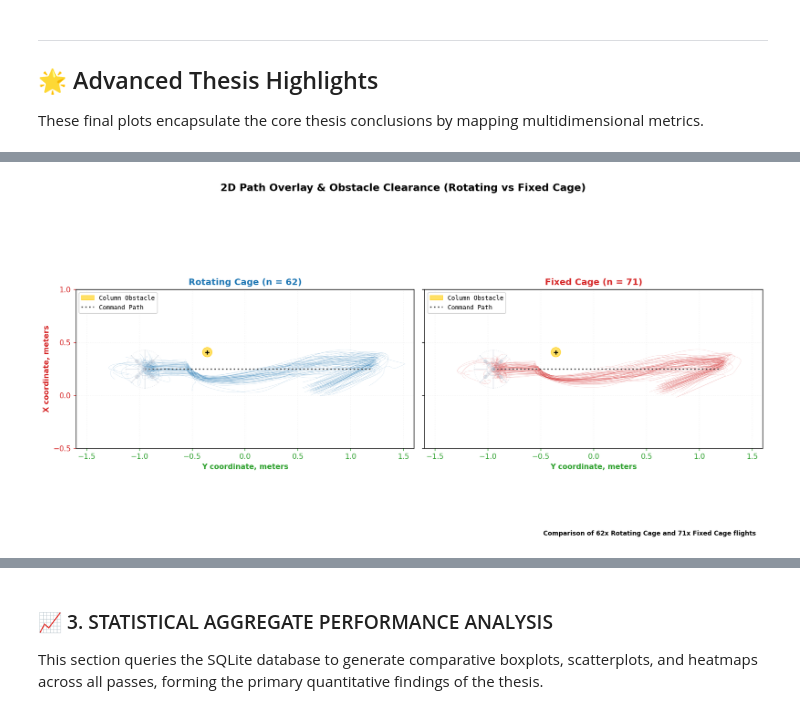
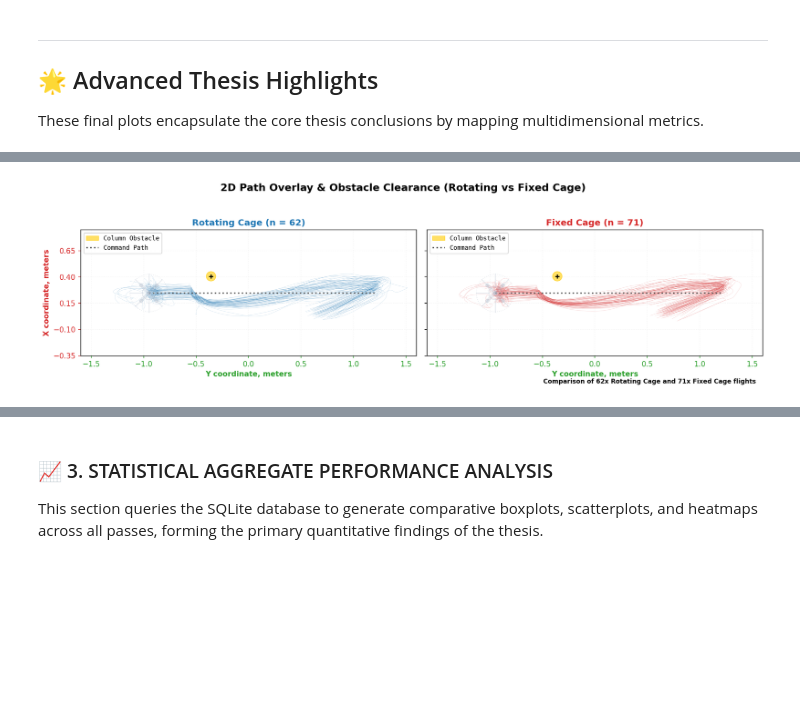
Before and after one commit to Dorten8/MasterThesisDrone, a Jupyter notebook: dev_logs/analysis/experiments_analysis_summary.ipynb, the cells around one changed output, grey strips where cells are left out. Saved outputs shown, nothing was run; the diff lists cells and outputs as text; code cells hidden in the pictures; blank space fills up the shorter version.

```diff
--- a/dev_logs/analysis/experiments_analysis_summary.ipynb
+++ b/dev_logs/analysis/experiments_analysis_summary.ipynb
@@ -1654,7 +1495,8 @@ with open(cache_path, 'rb') as f:
 flights_rot = [f for f in cache_flights if f['condition'] == 'Rotating Cage']
 flights_fix = [f for f in cache_flights if f['condition'] == 'Fixed Cage']
 
-fig, (ax1, ax2) = plt.subplots(1, 2, figsize=(14, 7), sharey=True, dpi=150)
+# Use tighter figure height to cut vertical empty space
+fig, (ax1, ax2) = plt.subplots(1, 2, figsize=(14, 4), sharey=True, dpi=150)
 
 # Obstacle definition
 column_x, column_y = 0.408, 0.358
@@ -1688,40 +1530,40 @@ for ax, flights_list, name, color in [(ax1, flights_rot, 'Rotating Cage', '#1F77
     ax.plot(rot_wps_x, rot_wps_y, color='#444444', linestyle=':', linewidth=2, zorder=5, label='Command Path')
     draw_vector_drone(ax, rot_wps_x[0], rot_wps_y[0], 0.179, rotation_deg=0, color_mode='gray')
 
-    # Limits and ticks from SSoT
+    # Limits and ticks from SSoT — tightened y-limits to cut empty space
     ax.set_aspect('equal', adjustable='box')
     ax.set_xlim(-1.6, 1.6)
-    ax.set_ylim(-0.5, 1.0)
+    ax.set_ylim(-0.35, 0.85)
     ax.set_xticks(np.arange(-1.5, 1.6, 0.5))
-    ax.set_yticks(np.arange(-0.5, 1.1, 0.5))
+    ax.set_yticks(np.arange(-0.35, 0.86, 0.25))
     ax.set_xlabel('Y coordinate, meters', color='#2CA02C', fontweight='bold')
     ax.grid(True, color='#EAEAEA', linestyle=':', alpha=0.6)
 
     # Title with dynamic N-count
     ax.set_title(f'{name} (n = {len(flights_list)})', fontsize=12, fontweight='bold', color=color)
     ax.legend(loc='upper left', prop={'family': 'monospace', 'size': 8.5})
 
 # Label Y axis only on Left Subplot
 ax1.set_ylabel('X coordinate, meters', color='#D62728', fontweight='bold')
 ax1.tick_params(axis='y', colors='#D62728')
 for ax in (ax1, ax2):
     ax.tick_params(axis='x', colors='#2CA02C')
 
 fig.suptitle('2D Path Overlay & Obstacle Clearance (Rotating vs Fixed Cage)', fontsize=14, fontweight='bold', y=0.98)
 
 # Add dynamic data origin label in the bottom-right corner of the whole figure
 n_rot_total = len(flights_rot)
 n_fix_total = len(flights_fix)
 fig.text(0.98, 0.02, f"Comparison of {n_rot_total}x Rotating Cage and {n_fix_total}x Fixed Cage flights",
          ha='right', va='bottom', fontsize=8.5, fontweight='bold',
          bbox=dict(boxstyle='round,pad=0.2', facecolor='white', alpha=0.8, edgecolor='none'))
 
 plt.tight_layout()
 os.makedirs('graphics', exist_ok=True)
 plt.savefig('graphics/plot_16_path_heatmap.png', dpi=300, bbox_inches='tight')
 plt.show()
 # %% [output]
-[figure, old version]
+[figure, new version]
 # %%
 import matplotlib.pyplot as plt
 import pandas as pd
```
Also changed, not shown: parts of 25 cells of this notebook, 21 other files.
